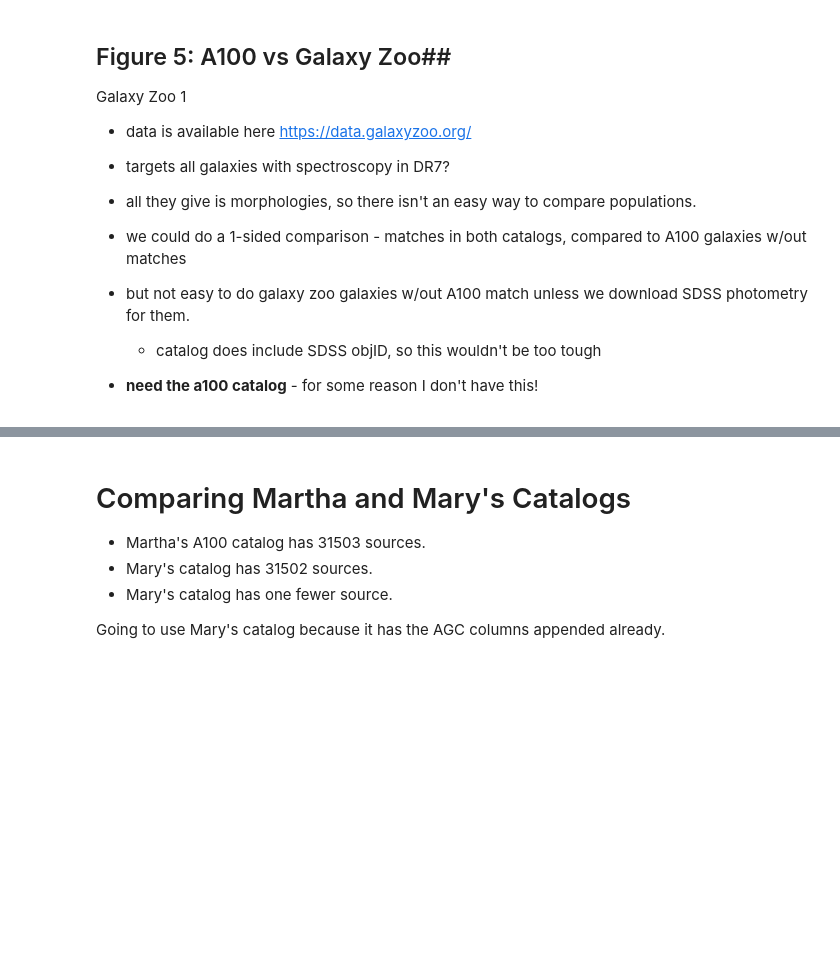
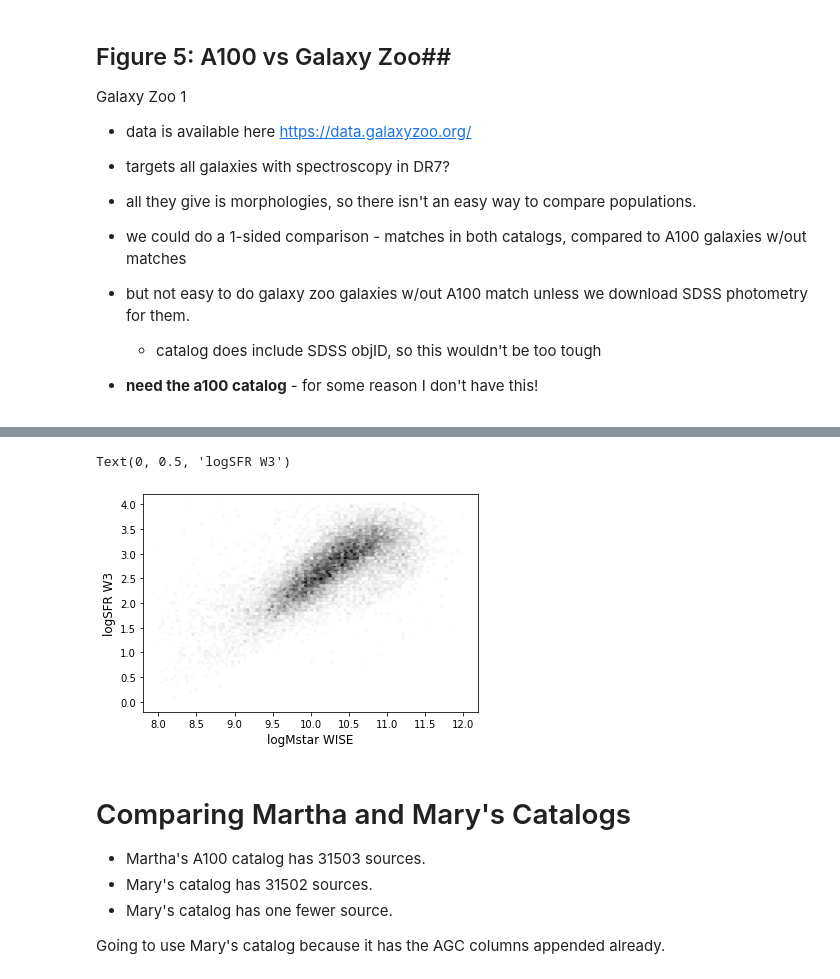
Before and after one commit to rfinn/APPSS, a Jupyter notebook: paper-plots.ipynb, the cells around one changed output, grey strips where cells are left out. Drawn from its saved outputs; the diff is of its cells as text; code cells hidden in the pictures; blank space fills up the shorter version.

```diff
--- a/paper-plots.ipynb
+++ b/paper-plots.ipynb
@@ -907,3 +995,18 @@ http://learn.astropy.org/plot-catalog.html
+# %%
+plt.figure(figsize=(6,4))
+w3snr = np.abs(cat['w3_nanomaggies']*np.sqrt(cat['w3_nanomaggies_ivar']))
+flag = (w1snr > 5) & (w3snr > 5)
+y = cat['logSFR12']
+x = cat['logMstarWise']
+#plt.plot(x[flag],y[flag],'k.')
+plt.hexbin(x[flag],y[flag],extent=[8,12,0,4],cmap='gray_r')
+plt.xlabel('logMstar WISE',fontsize=12)
+plt.ylabel('logSFR W3',fontsize=12)
+#xl = np.linspace(5,12,100)
+#plt.plot(xl,xl,'r--')
+# %% [output]
+Text(0, 0.5, 'logSFR W3')
+[figure, added]
 # %% [markdown]
 # Comparing Martha and Mary's Catalogs #
 
```
Also changed, not shown: parts of 9 cells of this notebook, 2 other files.
